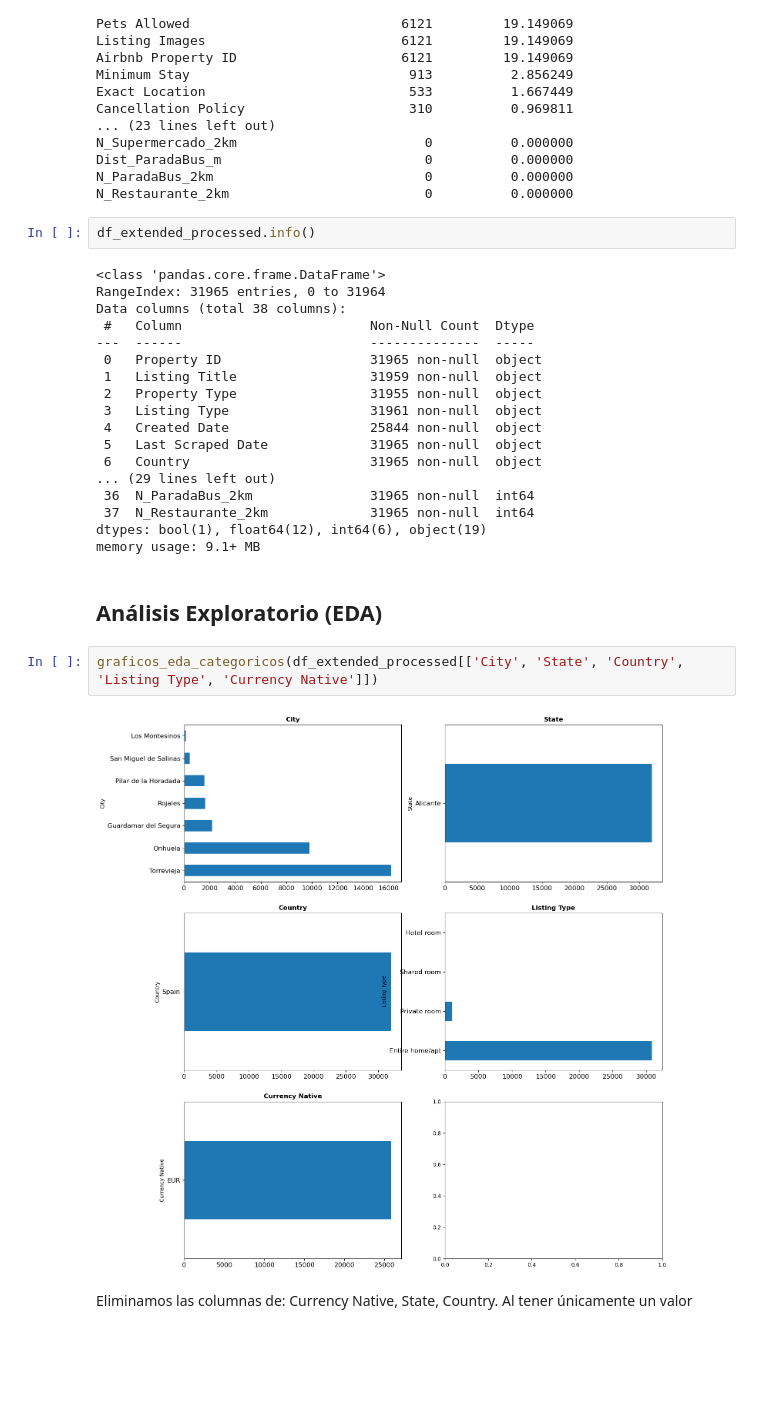
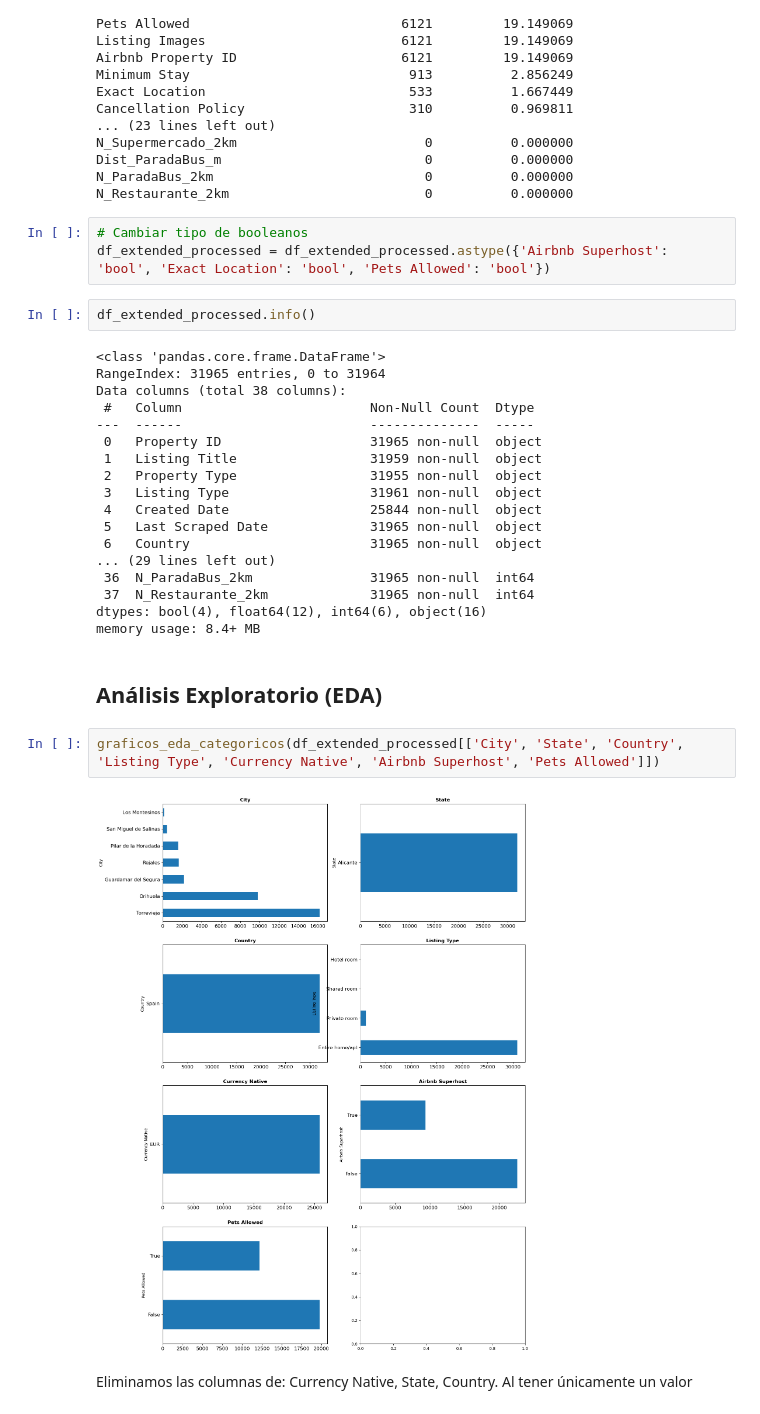
Before and after one commit to fapm4/MDD-Turismo, a Jupyter notebook: eda.ipynb, the cells around one changed output. Cells and saved outputs as stored; diff of their text form; blank space fills up the shorter version.

```diff
--- a/eda.ipynb
+++ b/eda.ipynb
@@ -244,6 +264,9 @@ N_Supermercado_2km                        0          0.000000
 Dist_ParadaBus_m                          0          0.000000
 N_ParadaBus_2km                           0          0.000000
 N_Restaurante_2km                         0          0.000000
+# %%
+# Cambiar tipo de booleanos
+df_extended_processed = df_extended_processed.astype({'Airbnb Superhost': 'bool', 'Exact Location': 'bool', 'Pets Allowed': 'bool'})
 # %%
 df_extended_processed.info()
 # %% [output]
@@ -262,14 +285,14 @@ Data columns (total 38 columns):
 ... (29 lines left out)
  36  N_ParadaBus_2km               31965 non-null  int64
  37  N_Restaurante_2km             31965 non-null  int64
-dtypes: bool(1), float64(12), int64(6), object(19)
-memory usage: 9.1+ MB
+dtypes: bool(4), float64(12), int64(6), object(16)
+memory usage: 8.4+ MB
 # %% [markdown]
 ## Análisis Exploratorio (EDA)
 # %%
-graficos_eda_categoricos(df_extended_processed[['City', 'State', 'Country', 'Listing Type', 'Currency Native']])
+graficos_eda_categoricos(df_extended_processed[['City', 'State', 'Country', 'Listing Type', 'Currency Native', 'Airbnb Superhost', 'Pets Allowed']])
 # %% [output]
-[figure, old version]
+[figure, new version]
 # %% [markdown]
 Eliminamos las columnas de: Currency Native, State, Country. Al tener únicamente un valor
 # %%
```
Also changed, not shown: parts of 7 cells of this notebook.
